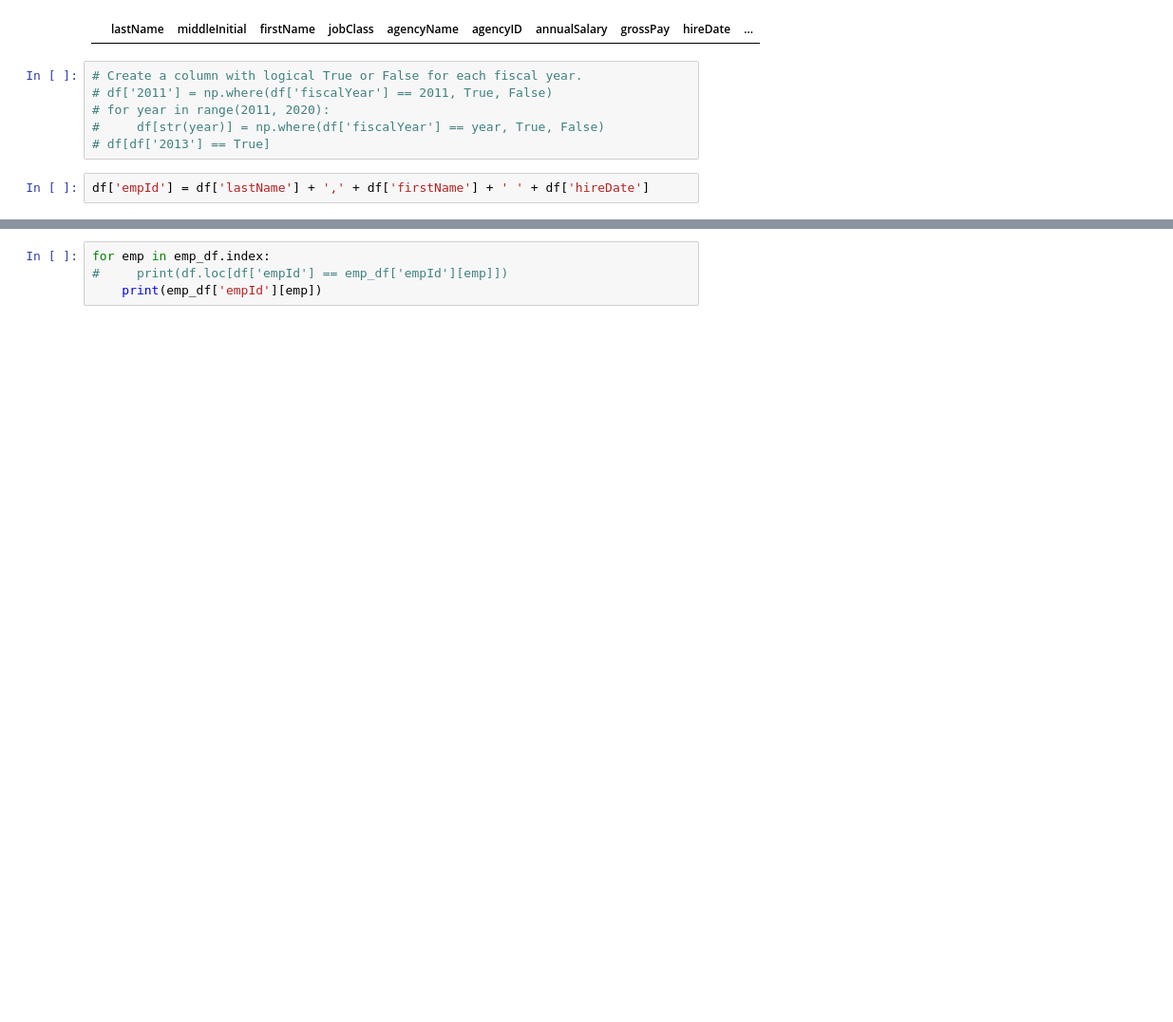
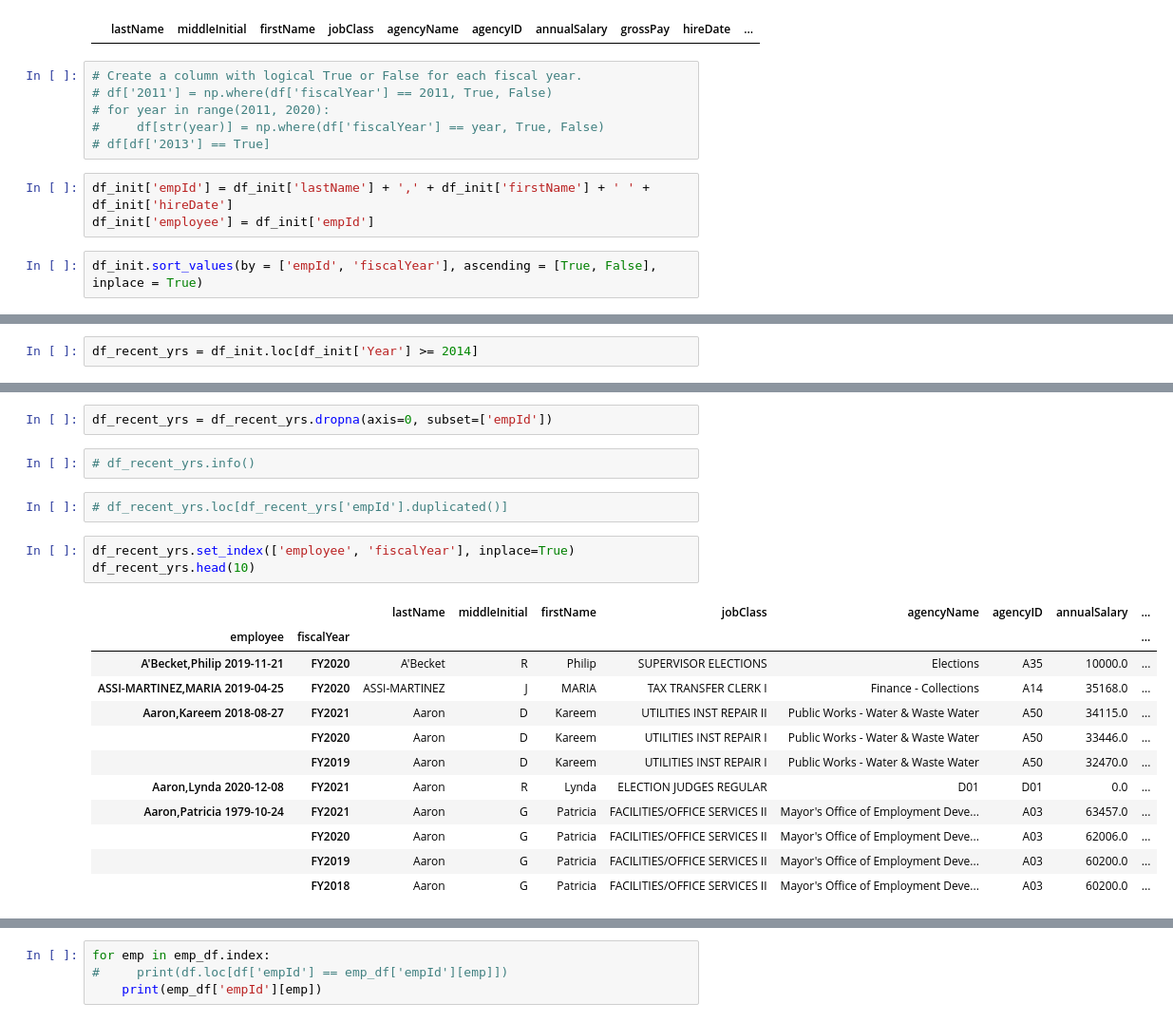
Before and after one commit to NazarMohl/Baltimore_City_Salary_Forecast, a Jupyter notebook: Baltimore_City_Employee_Salaries_v1.ipynb, the cells around one changed output, grey strips where cells are left out. Shown at 95% size. Cells and saved outputs as stored; diff of their text form; blank space fills up the shorter version.

```diff
--- a/Baltimore_City_Employee_Salaries_v1.ipynb
+++ b/Baltimore_City_Employee_Salaries_v1.ipynb
@@ -114,5 +111,8 @@ df.loc[df['lastName'].isna()]
 #     df[str(year)] = np.where(df['fiscalYear'] == year, True, False)
 # df[df['2013'] == True]
 # %%
-df['empId'] = df['lastName'] + ',' + df['firstName'] + ' ' + df['hireDate']
+df_init['empId'] = df_init['lastName'] + ',' + df_init['firstName'] + ' ' + df_init['hireDate']
+df_init['employee'] = df_init['empId']
+# %%
+df_init.sort_values(by = ['empId', 'fiscalYear'], ascending = [True, False], inplace = True)
 # %%
@@ -124,3 +124,5 @@ df.head()
 | 14695 | ASSI-MARTINEZ | J | MARIA | TAX TRANSFER CLERK I | Finance - Collections | A14 | 35168.0 | 4205.19 | 2019-04-25 | ... |
 | 0 | Aaron | D | Kareem | UTILITIES INST REPAIR II | Public Works - Water & Waste Water | A50 | 34115.0 | 44557.99 | 2018-08-27 | ... |
 | 14339 | Aaron | D | Kareem | UTILITIES INST REPAIR I | Public Works - Water & Waste Water | A50 | 33446.0 | 39096.61 | 2018-08-27 | ... |
+# %%
+df_recent_yrs = df_init.loc[df_init['Year'] >= 2014]
@@ -126,0 +137,22 @@ df.head()
+# %%
+df_recent_yrs = df_recent_yrs.dropna(axis=0, subset=['empId'])
+# %%
+# df_recent_yrs.info()
+# %%
+# df_recent_yrs.loc[df_recent_yrs['empId'].duplicated()]
+# %%
+df_recent_yrs.set_index(['employee', 'fiscalYear'], inplace=True)
+df_recent_yrs.head(10)
+# %% [output]
+|  |  | lastName | middleInitial | firstName | jobClass | agencyName | agencyID | annualSalary | ... |
+| employee | fiscalYear |  |  |  |  |  |  |  | ... |
+| A'Becket,Philip 2019-11-21 | FY2020 | A'Becket | R | Philip | SUPERVISOR ELECTIONS | Elections | A35 | 10000.0 | ... |
+| ASSI-MARTINEZ,MARIA 2019-04-25 | FY2020 | ASSI-MARTINEZ | J | MARIA | TAX TRANSFER CLERK I | Finance - Collections | A14 | 35168.0 | ... |
+| Aaron,Kareem 2018-08-27 | FY2021 | Aaron | D | Kareem | UTILITIES INST REPAIR II | Public Works - Water & Waste Water | A50 | 34115.0 | ... |
+|  | FY2020 | Aaron | D | Kareem | UTILITIES INST REPAIR I | Public Works - Water & Waste Water | A50 | 33446.0 | ... |
+|  | FY2019 | Aaron | D | Kareem | UTILITIES INST REPAIR I | Public Works - Water & Waste Water | A50 | 32470.0 | ... |
+| Aaron,Lynda 2020-12-08 | FY2021 | Aaron | R | Lynda | ELECTION JUDGES REGULAR | D01 | D01 | 0.0 | ... |
+| Aaron,Patricia 1979-10-24 | FY2021 | Aaron | G | Patricia | FACILITIES/OFFICE SERVICES II | Mayor's Office of Employment Deve... | A03 | 63457.0 | ... |
+|  | FY2020 | Aaron | G | Patricia | FACILITIES/OFFICE SERVICES II | Mayor's Office of Employment Deve... | A03 | 62006.0 | ... |
+|  | FY2019 | Aaron | G | Patricia | FACILITIES/OFFICE SERVICES II | Mayor's Office of Employment Deve... | A03 | 60200.0 | ... |
+|  | FY2018 | Aaron | G | Patricia | FACILITIES/OFFICE SERVICES II | Mayor's Office of Employment Deve... | A03 | 60200.0 | ... |
```
Also changed, not shown: parts of 34 cells of this notebook, 1 other file.
